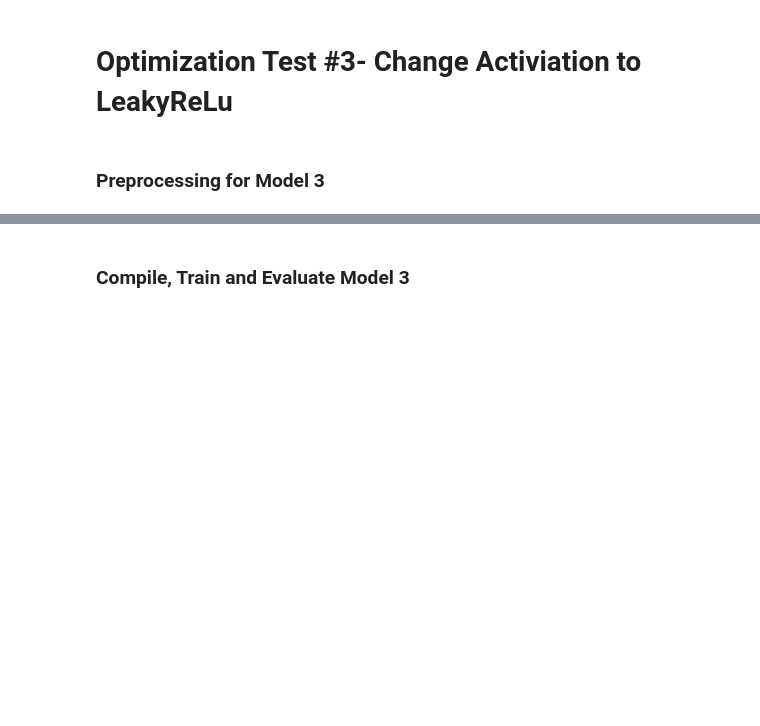
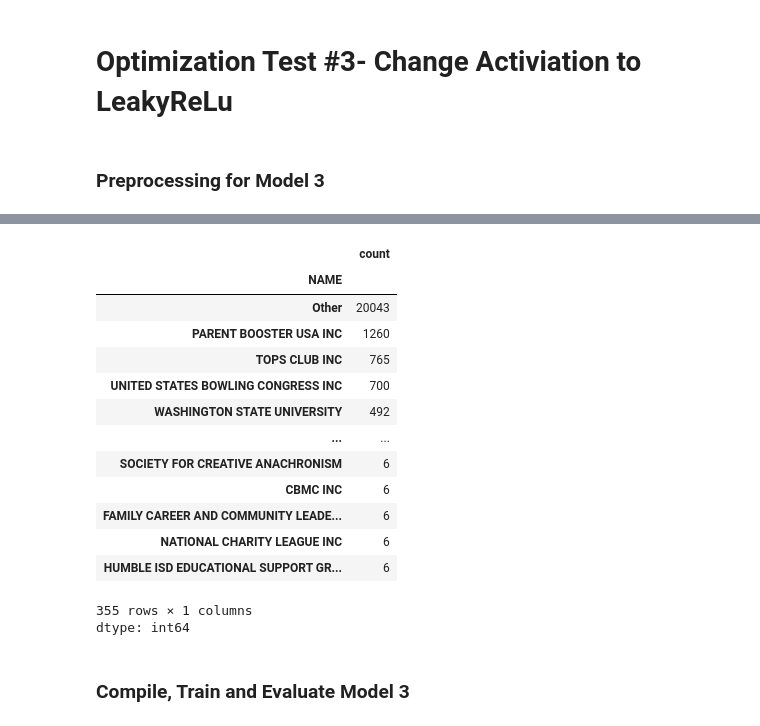
Before and after one commit to BookHaven12/neural-network-funding-decision-model, a Jupyter notebook: AlphabetSoupCharity_Optimization.ipynb, the cells around one changed output, grey strips where cells are left out. Saved outputs shown, nothing was run; the diff lists cells and outputs as text; code cells hidden in the pictures; blank space fills up the shorter version.

```diff
--- a/AlphabetSoupCharity_Optimization.ipynb
+++ b/AlphabetSoupCharity_Optimization.ipynb
@@ -395,8 +538,8 @@ import pandas as pd
 application_df = pd.read_csv("https://static.bc-edx.com/data/dl-1-2/m21/lms/starter/charity_data.csv")
 application_df.head()
 
-# Drop 'EIN', 'NAME', and 'ASK_AMT' columns
-application_df = application_df.drop(columns = ['EIN', 'NAME', 'ASK_AMT'])
+# Drop 'EIN' column
+application_df = application_df.drop(columns = ['EIN'])
 
 # Create a list of application types to be replaced
 application_types_to_replace = ['T9', 'T13', 'T12', 'T2', 'T25', 'T14', 'T29', 'T15', 'T17']
@@ -424,3 +577,30 @@ application_df['CLASSIFICATION'].value_counts()
+# %%
+# Filter name counts less than 5 and Create a list of NAMES to be replaced
+name_counts = application_df['NAME'].value_counts()
+names_to_replace = list(name_counts[name_counts <= 5].index)
+
+# Replace in dataframe
+for cls in names_to_replace:
+    application_df['NAME'] = application_df['NAME'].replace(cls,"Other")
+
+# Check to make sure replacement was successful
+application_df['NAME'].value_counts()
+# %% [output]
+|  | count |
+| NAME |  |
+| Other | 20043 |
+| PARENT BOOSTER USA INC | 1260 |
+| TOPS CLUB INC | 765 |
+| UNITED STATES BOWLING CONGRESS INC | 700 |
+| WASHINGTON STATE UNIVERSITY | 492 |
+| ... | ... |
+| SOCIETY FOR CREATIVE ANACHRONISM | 6 |
+| CBMC INC | 6 |
+| FAMILY CAREER AND COMMUNITY LEADE... | 6 |
+| NATIONAL CHARITY LEAGUE INC | 6 |
+| HUMBLE ISD EDUCATIONAL SUPPORT GR... | 6 |
+355 rows × 1 columns
+dtype: int64
 # %%
 # Convert categorical data to numeric with `pd.get_dummies`
 classification_dummies = pd.get_dummies(application_df)
```
Also changed, not shown: parts of 25 cells of this notebook.
